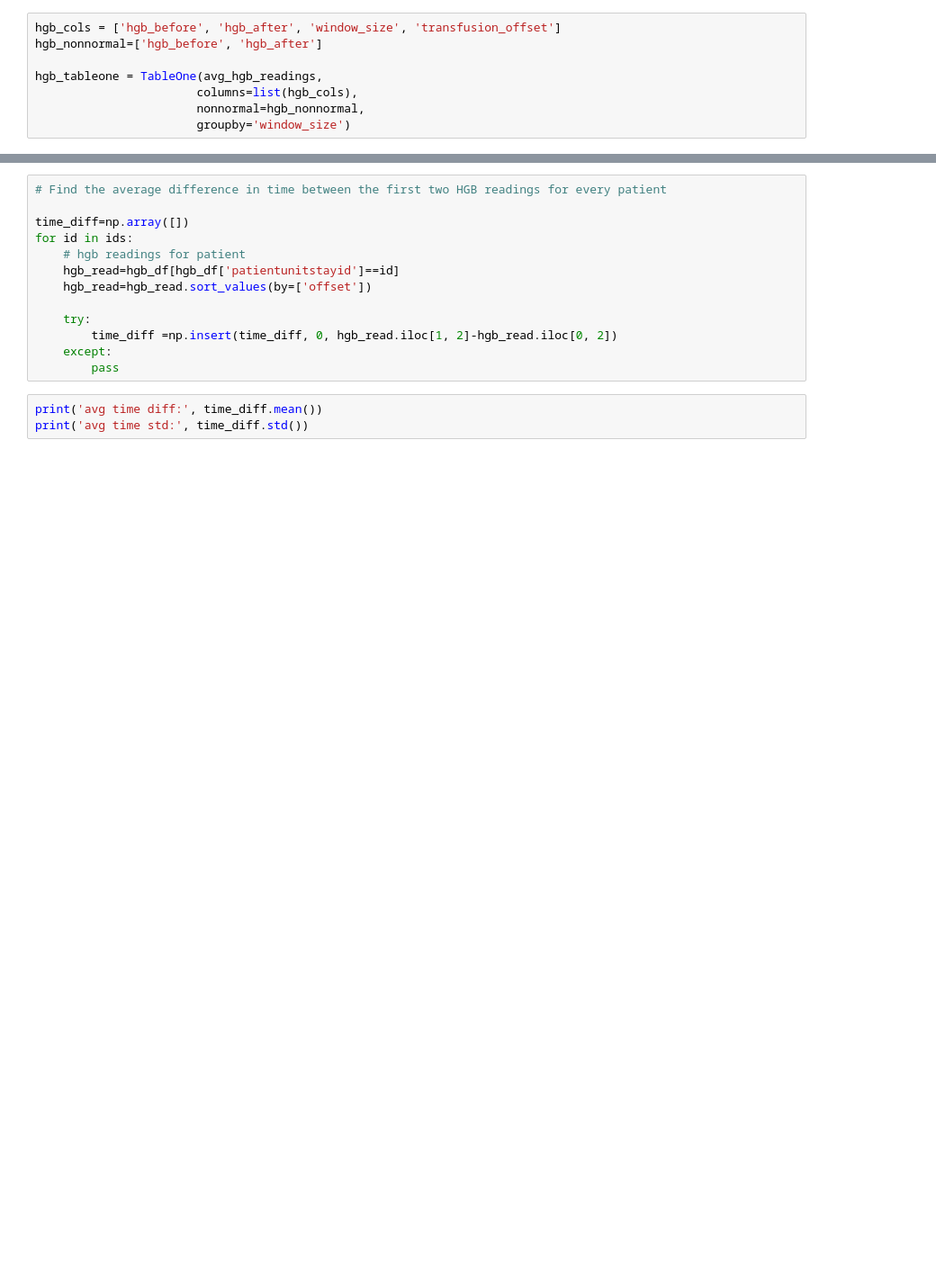
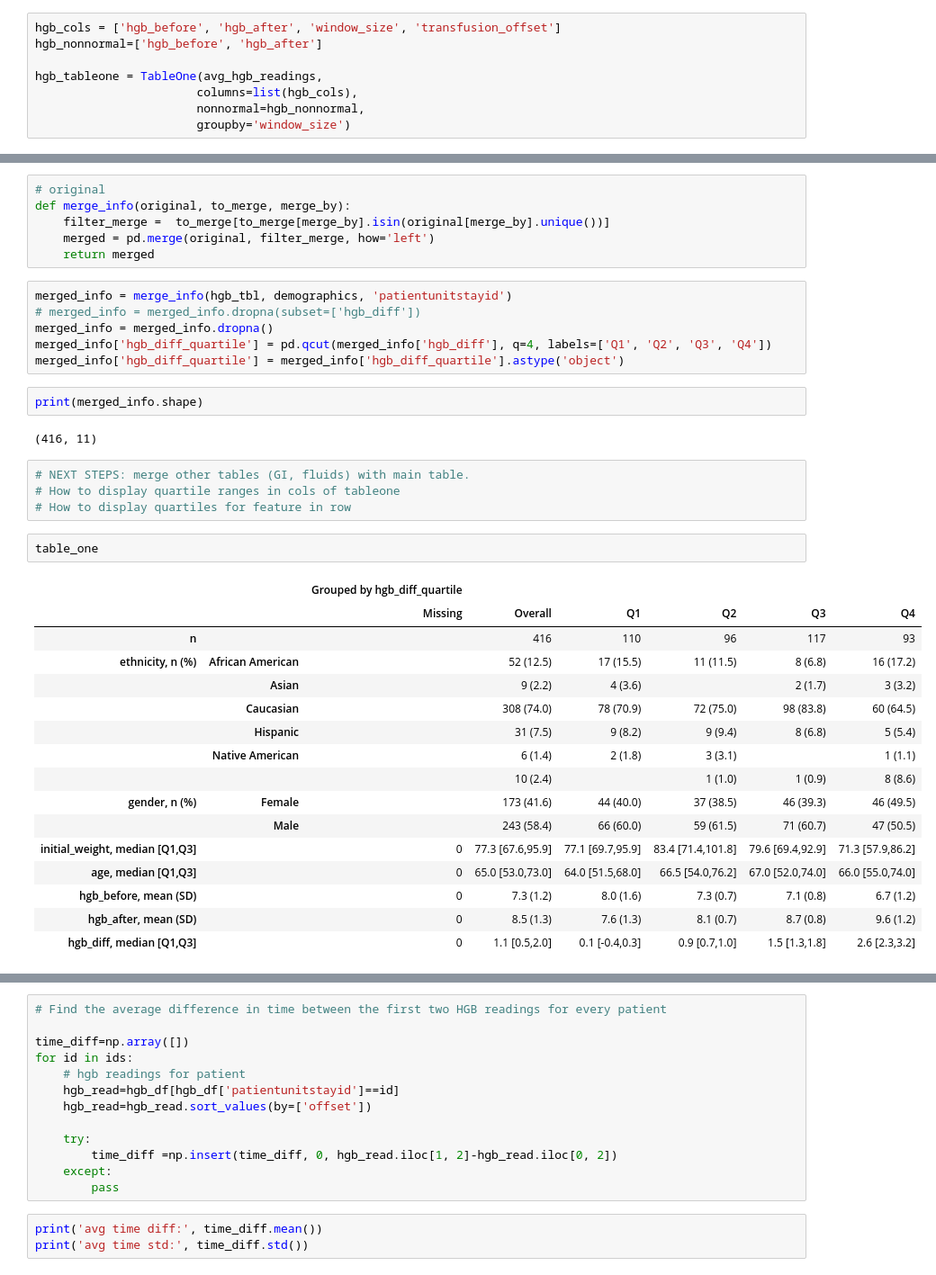
Before and after one commit to jhn-nt/hcrbct, a Jupyter notebook: bench.ipynb, the cells around one changed output, grey strips where cells are left out. Shown at 90% size. Cells and saved outputs as stored; diff of their text form; blank space fills up the shorter version.

Commit message:
working on table one

```diff
--- a/bench.ipynb
+++ b/bench.ipynb
@@ -242,0 +255,39 @@ plt.show()
+# %%
+# original
+def merge_info(original, to_merge, merge_by):
+    filter_merge =  to_merge[to_merge[merge_by].isin(original[merge_by].unique())]
+    merged = pd.merge(original, filter_merge, how='left')
+    return merged
+# %%
+merged_info = merge_info(hgb_tbl, demographics, 'patientunitstayid')
+# merged_info = merged_info.dropna(subset=['hgb_diff'])
+merged_info = merged_info.dropna()
+merged_info['hgb_diff_quartile'] = pd.qcut(merged_info['hgb_diff'], q=4, labels=['Q1', 'Q2', 'Q3', 'Q4'])
+merged_info['hgb_diff_quartile'] = merged_info['hgb_diff_quartile'].astype('object')
+# %%
+print(merged_info.shape)
+# %% [output]
+(416, 11)
+# %%
+# NEXT STEPS: merge other tables (GI, fluids) with main table.
+# How to display quartile ranges in cols of tableone
+# How to display quartiles for feature in row
+# %%
+table_one
+# %% [output]
+|  |  | Grouped by hgb_diff_quartile |  |  |  |  |  |
+|  |  | Missing | Overall | Q1 | Q2 | Q3 | Q4 |
+| n |  |  | 416 | 110 | 96 | 117 | 93 |
+| ethnicity, n (%) | African American |  | 52 (12.5) | 17 (15.5) | 11 (11.5) | 8 (6.8) | 16 (17.2) |
+|  | Asian |  | 9 (2.2) | 4 (3.6) |  | 2 (1.7) | 3 (3.2) |
+|  | Caucasian |  | 308 (74.0) | 78 (70.9) | 72 (75.0) | 98 (83.8) | 60 (64.5) |
+|  | Hispanic |  | 31 (7.5) | 9 (8.2) | 9 (9.4) | 8 (6.8) | 5 (5.4) |
+|  | Native American |  | 6 (1.4) | 2 (1.8) | 3 (3.1) |  | 1 (1.1) |
+|  |  |  | 10 (2.4) |  | 1 (1.0) | 1 (0.9) | 8 (8.6) |
+| gender, n (%) | Female |  | 173 (41.6) | 44 (40.0) | 37 (38.5) | 46 (39.3) | 46 (49.5) |
+|  | Male |  | 243 (58.4) | 66 (60.0) | 59 (61.5) | 71 (60.7) | 47 (50.5) |
+| initial_weight, median [Q1,Q3] |  | 0 | 77.3 [67.6,95.9] | 77.1 [69.7,95.9] | 83.4 [71.4,101.8] | 79.6 [69.4,92.9] | 71.3 [57.9,86.2] |
+| age, median [Q1,Q3] |  | 0 | 65.0 [53.0,73.0] | 64.0 [51.5,68.0] | 66.5 [54.0,76.2] | 67.0 [52.0,74.0] | 66.0 [55.0,74.0] |
+| hgb_before, mean (SD) |  | 0 | 7.3 (1.2) | 8.0 (1.6) | 7.3 (0.7) | 7.1 (0.8) | 6.7 (1.2) |
+| hgb_after, mean (SD) |  | 0 | 8.5 (1.3) | 7.6 (1.3) | 8.1 (0.7) | 8.7 (0.8) | 9.6 (1.2) |
+| hgb_diff, median [Q1,Q3] |  | 0 | 1.1 [0.5,2.0] | 0.1 [-0.4,0.3] | 0.9 [0.7,1.0] | 1.5 [1.3,1.8] | 2.6 [2.3,3.2] |
```
Also changed, not shown: parts of 14 cells of this notebook.
